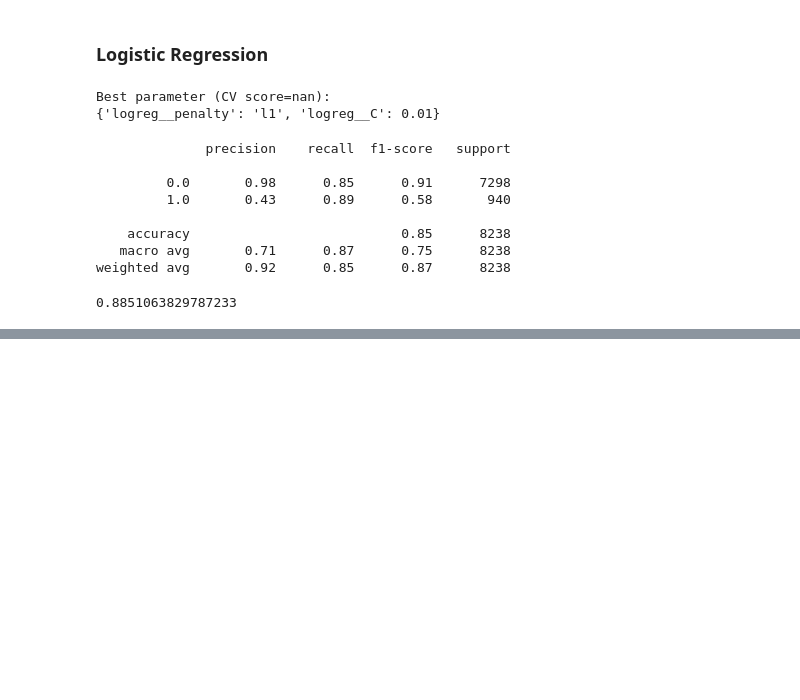
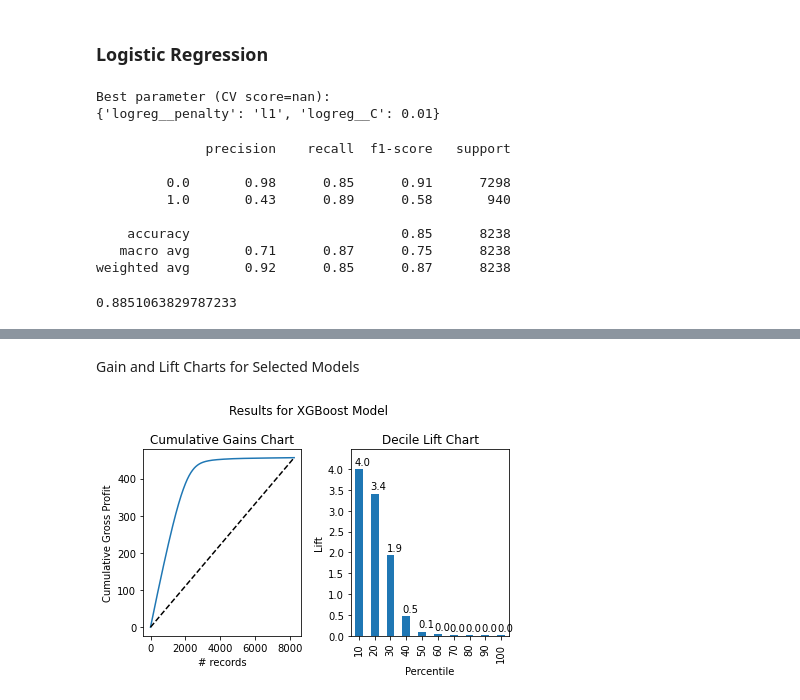
Before and after one commit to hunterblum/Bank-Marketing, a Jupyter notebook: Group7Final.ipynb, the cells around one changed output, grey strips where cells are left out. Drawn from its saved outputs; the diff is of its cells as text; code cells hidden in the pictures; blank space fills up the shorter version.

```diff
--- a/Group7Final.ipynb
+++ b/Group7Final.ipynb
@@ -441,14 +418,14 @@ Index(['age', 'job', 'marital', 'education', 'default', 'housing', 'loan',
        'cons.conf.idx', 'euribor3m', 'nr.employed'],
       dtype='object')
 # %%
-X_train, X_test, y_train, y_test = train_test_split(X,
+X_train2, X_test2, y_train2, y_test2 = train_test_split(X,
                                                     y,
                                                     test_size=0.2,
                                                     random_state=123)
 
 # Undersampled Data
 undersampler = RandomUnderSampler(random_state = 123)
-X_train, y_train = undersampler.fit_resample(X_train, y_train)
+X_train2, y_train2 = undersampler.fit_resample(X_train2, y_train2)
 # %%
 cat_variables = ['job',
                  'marital',
@@ -502,7 +481,7 @@ search = RandomizedSearchCV(full_pipeline,
                             cv = kfold,
                             scoring ='recall',
                             n_jobs = 4)
-result = search.fit(X_train, y_train)
+result = search.fit(X_train2, y_train2)
 
 print("Best parameter (CV score=%0.3f):" % search.best_score_)
 print(search.best_params_)
@@ -549,15 +533,15 @@ kfold = StratifiedKFold(n_splits=5,
                         shuffle=True,
                         random_state=123)
 
-search = RandomizedSearchCV(full_pipeline,
+search_etc = RandomizedSearchCV(full_pipeline,
                             param_distributions = search_space,
                             n_iter = 200,
                             cv = kfold,
                             scoring ='recall',
                             n_jobs = 4)
-result = search.fit(X_train, y_train)
+result = search_etc.fit(X_train2, y_train2)
 
-print("Best parameter (CV score=%0.3f):" % search.best_score_)
-print(search.best_params_)
+print("Best parameter (CV score=%0.3f):" % search_etc.best_score_)
+print(search_etc.best_params_)
 # %% [output]
 Best parameter (CV score=nan):
@@ -601,16 +588,16 @@ kfold = StratifiedKFold(n_splits=5,
                         shuffle=True,
                         random_state=123)
 
-search = RandomizedSearchCV(full_pipeline,
+search_log = RandomizedSearchCV(full_pipeline,
                             param_distributions = search_space,
                             n_iter = 200,
                             cv = kfold,
                             scoring ='recall',
                             n_jobs = 4)
-result = search.fit(X_train, y_train)
+result = search_log.fit(X_train2, y_train2)
 
-print("Best parameter (CV score=%0.3f):" % search.best_score_)
-print(search.best_params_)
+print("Best parameter (CV score=%0.3f):" % search_log.best_score_)
+print(search_log.best_params_)
 # %% [output]
 Best parameter (CV score=nan):
 {'logreg__penalty': 'l1', 'logreg__C': 0.01}
@@ -632,0 +711,22 @@ recall_score(y_test,lr_pred)
+# %% [markdown]
+Gain and Lift Charts for Selected Models
+# %%
+xg_probs = search.predict_proba(X_test2)
+neg, pos = zip(*xg_probs)
+xg_probs = pd.Series(pos)
+xg_probs_adj = xg_probs * (11.52/50)
+xg_probs_sort = xg_probs_adj.sort_values(ascending = False)
+
+fig, axes = plt.subplots(nrows = 1, ncols = 2)
+ax = gainsChart(xg_probs_sort, ax=axes[0])
+ax.set_ylabel('Cumulative Gross Profit')
+ax.set_title('Cumulative Gains Chart')
+
+ax = liftChart(xg_probs_sort, ax = axes[1], labelBars = True)
+ax.set_ylabel('Lift')
+
+plt.suptitle("Results for XGBoost Model")
+plt.tight_layout()
+plt.show()
+# %% [output]
+[figure, added]
```
Also changed, not shown: parts of 34 cells of this notebook.
